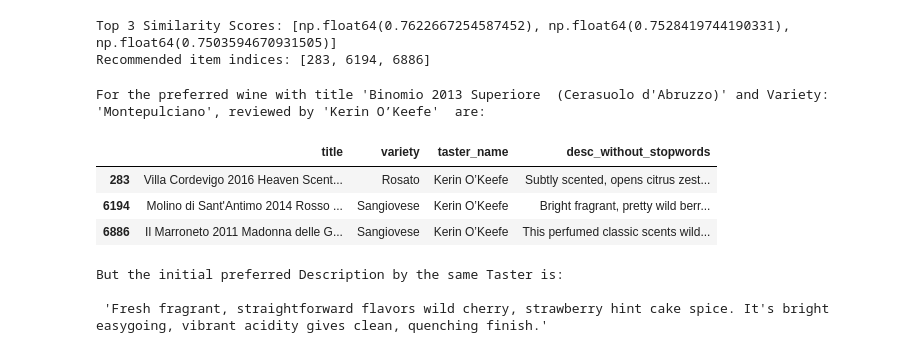
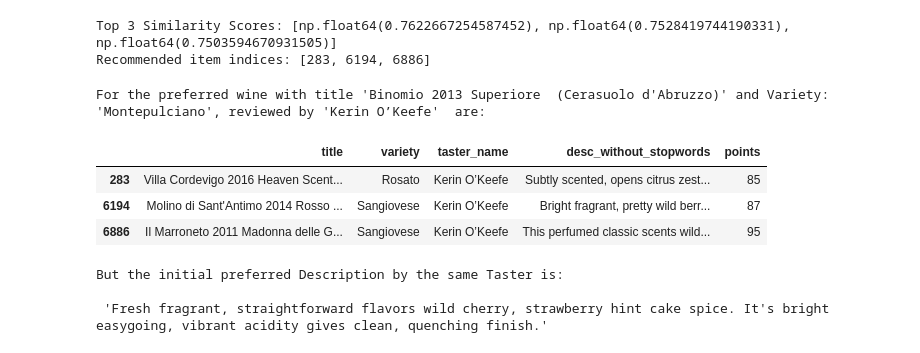
Before and after one commit to mwheeler235/wine-recommender, a Jupyter notebook: wine_reviews_sbert.ipynb, the cells around one changed output. Saved outputs shown, nothing was run; the diff lists cells and outputs as text; code cells hidden in the pictures.

Commit message:
added points to head()

```diff
--- a/wine_reviews_sbert.ipynb
+++ b/wine_reviews_sbert.ipynb
@@ -408,15 +407,15 @@ Recommended item indices: [283, 6194, 6886]
 # %%
 df_user0_reccs = df_filtered.iloc[top_recommendations]
 
 print(f"For the preferred wine with title '{str(df_user0_prefs.loc[0, 'title'])}' and Variety: '{str(df_user0_prefs.loc[0, 'variety'])}', reviewed by '{str(df_user0_prefs.loc[0, 'taster_name'])}'  are:")
 
-df_user0_reccs[['title','variety','taster_name','desc_without_stopwords']].head()
+df_user0_reccs[['title','variety','taster_name','desc_without_stopwords','points']].head()
 # %% [output]
 For the preferred wine with title 'Binomio 2013 Superiore  (Cerasuolo d'Abruzzo)' and Variety: 'Montepulciano', reviewed by 'Kerin O’Keefe'  are:
-|  | title | variety | taster_name | desc_without_stopwords |
-| 283 | Villa Cordevigo 2016 Heaven Scent... | Rosato | Kerin O’Keefe | Subtly scented, opens citrus zest... |
-| 6194 | Molino di Sant'Antimo 2014 Rosso ... | Sangiovese | Kerin O’Keefe | Bright fragrant, pretty wild berr... |
-| 6886 | Il Marroneto 2011 Madonna delle G... | Sangiovese | Kerin O’Keefe | This perfumed classic scents wild... |
+|  | title | variety | taster_name | desc_without_stopwords | points |
+| 283 | Villa Cordevigo 2016 Heaven Scent... | Rosato | Kerin O’Keefe | Subtly scented, opens citrus zest... | 85 |
+| 6194 | Molino di Sant'Antimo 2014 Rosso ... | Sangiovese | Kerin O’Keefe | Bright fragrant, pretty wild berr... | 87 |
+| 6886 | Il Marroneto 2011 Madonna delle G... | Sangiovese | Kerin O’Keefe | This perfumed classic scents wild... | 95 |
 # %%
 print(f"But the initial preferred Description by the same Taster is: \n\n '{str(df_user0_prefs.loc[0, 'desc_without_stopwords'])}'")
 # %% [output]
```
Also changed, not shown: parts of 4 cells of this notebook.
